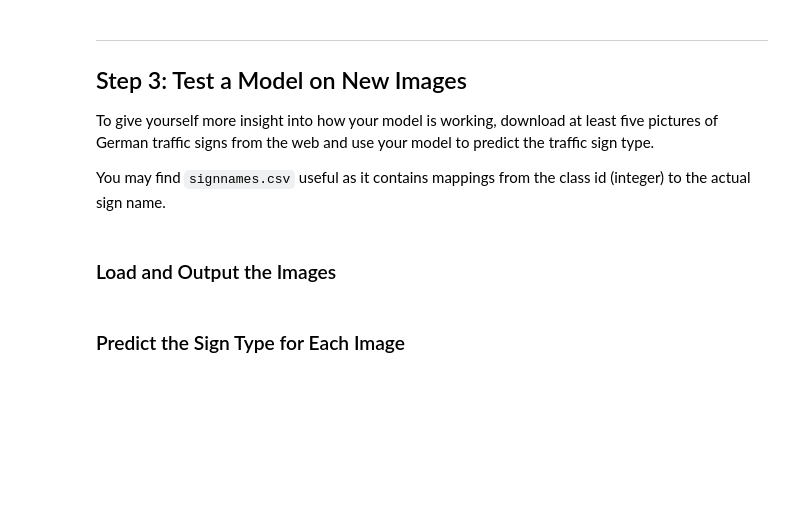
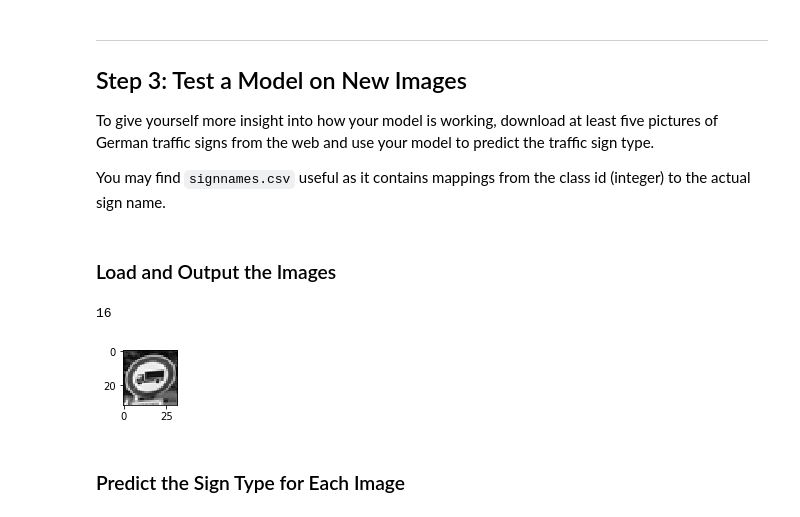
Before and after one commit to shareq2005/CarND-Traffic-Sign-Classifier-Project, a Jupyter notebook: Traffic_Sign_Classifier.ipynb, the cells around one changed output. Cells and saved outputs as stored; diff of their text form; code cells hidden in the pictures; blank space fills up the shorter version.

```diff
--- a/Traffic_Sign_Classifier.ipynb
+++ b/Traffic_Sign_Classifier.ipynb
@@ -352,3 +360,31 @@ You may find `signnames.csv` useful as it contains mappings from the class id (i
+# %%
+### Load the images and plot them here.
+import cv2
+import numpy as np
+
+# Load the examples images and the mappings found on the internet
+traffic_sign_example_images   = ['0.png','1.png','2.png','3.png','4.png','5.png','6.png','7.png','8.png']
+traffic_sign_example_mappings = [12,33,13,17,4,1,28,35,16]
+
+image_array = []
+
+for i in range(0, len(traffic_sign_example_images)):
+    test_image = cv2.imread('Traffic-Sign-Examples/' + traffic_sign_example_images[i])
+    image_array.append(test_image)
+
+# Grayscale the example
+X_test_images = CreateGrayscaleImageArray(image_array)
+
+# Output a random image
+index = random.randint(0, len(X_test_images)-1)
+image = X_test_images[index].squeeze()
+
+plt.figure(figsize=(1,1))
+plt.imshow(image, cmap='gray')
+print(traffic_sign_example_mappings[index])
+# %% [output]
+16
+[figure, added]
 # %% [markdown]
 ### Predict the Sign Type for Each Image
 # %%
```
Also changed, not shown: parts of 10 cells of this notebook, 9 other files.
